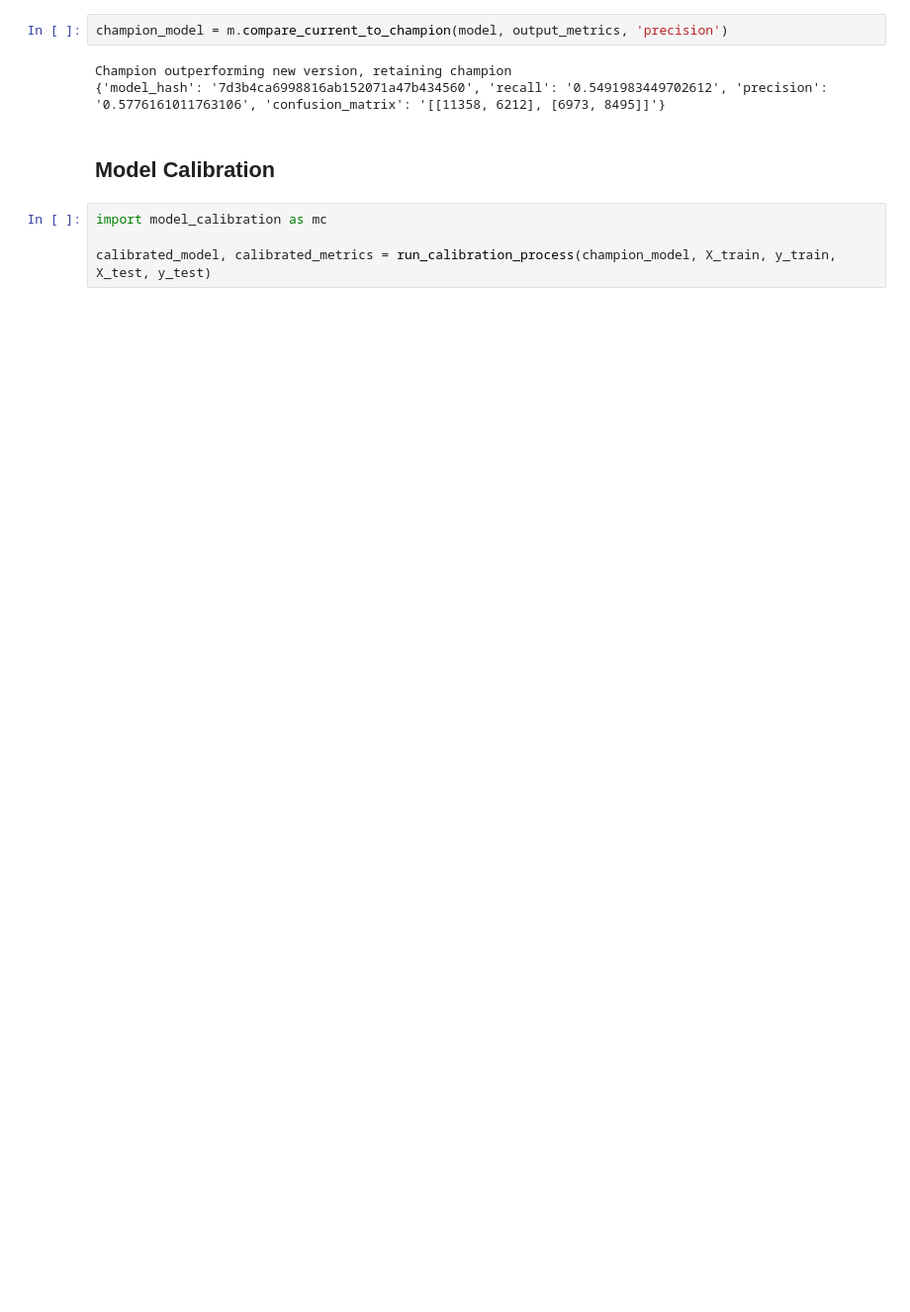
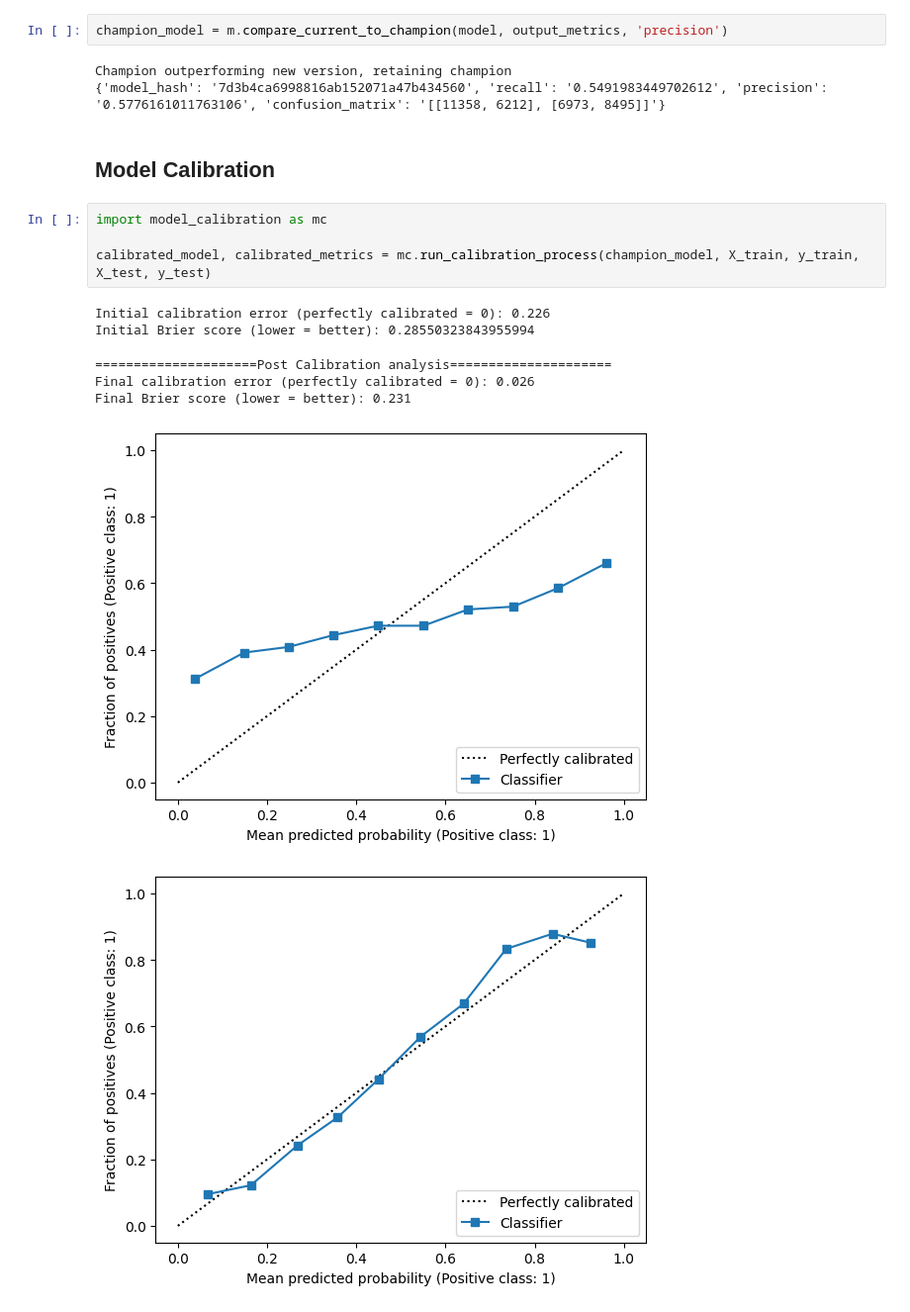
Before and after one commit to rwinklerwilkes/readmission-prediction, a Jupyter notebook: production/Coordinator.ipynb, the cells around one changed output. Shown at 99% size. Saved outputs shown, nothing was run; the diff lists cells and outputs as text; blank space fills up the shorter version.

Commit message:
Finish calibration code

```diff
--- a/production/Coordinator.ipynb
+++ b/production/Coordinator.ipynb
@@ -72,4 +80,12 @@ Champion outperforming new version, retaining champion
 # %%
 import model_calibration as mc
 
-calibrated_model, calibrated_metrics = run_calibration_process(champion_model, X_train, y_train, X_test, y_test)
+calibrated_model, calibrated_metrics = mc.run_calibration_process(champion_model, X_train, y_train, X_test, y_test)
+# %% [output]
+Initial calibration error (perfectly calibrated = 0): 0.226
+Initial Brier score (lower = better): 0.28550323843955994
+=====================Post Calibration analysis=====================
+Final calibration error (perfectly calibrated = 0): 0.026
+Final Brier score (lower = better): 0.231
+[figure, added]
+[figure, added]
```
Also changed, not shown: parts of 2 cells of this notebook, 1 other file.
